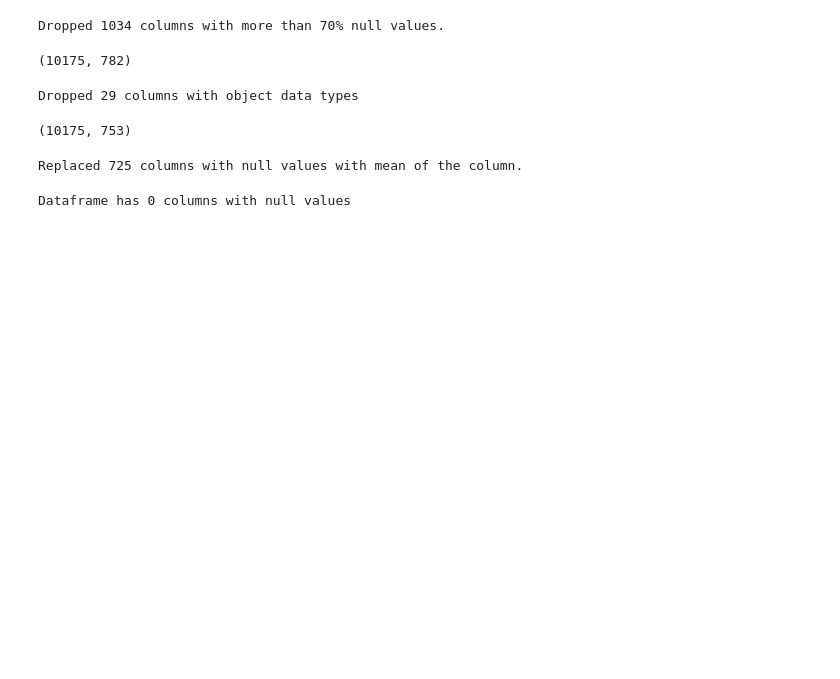
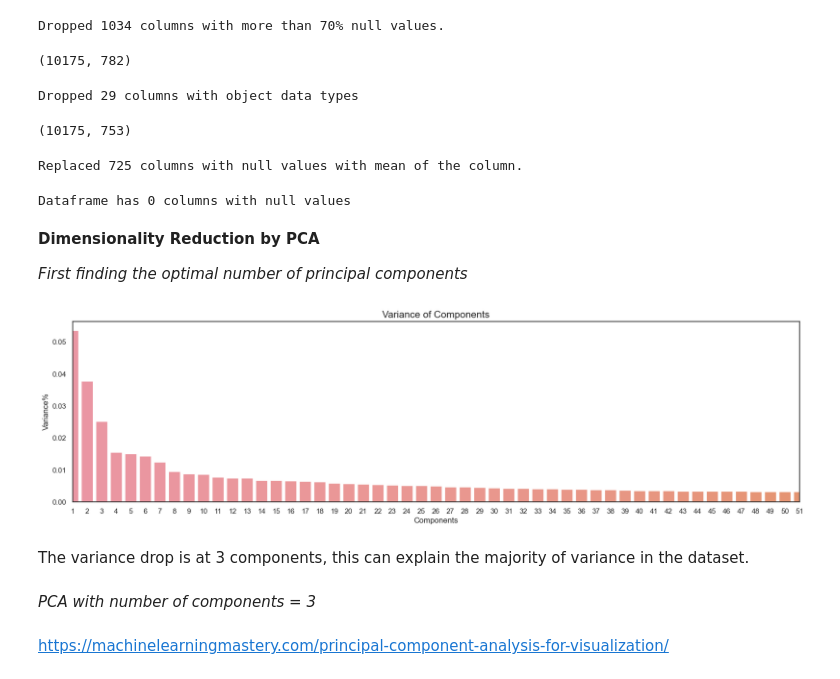
Before and after one commit to ErinPhillips/data_mining_midterm, a Jupyter notebook: midterm.ipynb, the cells around one changed output. Cells and saved outputs as stored; diff of their text form; code cells hidden in the pictures; blank space fills up the shorter version.

```diff
--- a/midterm.ipynb
+++ b/midterm.ipynb
@@ -63,6 +66,7 @@ def object_handler(df):
     df.drop(list(objects.index), axis=1, inplace=True)
     print("Dropped {} columns with object data types".format(objects.size))
 
+# reurns the number of null values in dataset
 def check_nulls(df):
     null_list = []
     sum_nulls = 0
@@ -74,6 +78,12 @@ def check_nulls(df):
     for i in null_list:
         sum_nulls += null_list[i]
     print("Dataframe has {} columns with null values".format(sum_nulls))
+
+# scales a dataframe using StandardScaler()
+def scale_df(df):
+    ss = StandardScaler().fit_transform(df)
+    ss = pd.DataFrame(ss)
+    return ss
 # %% [markdown]
 **Load and Join Data**
 # %%
@@ -110,3 +120,28 @@ Replaced 725 columns with null values with mean of the column.
 check_nulls(df)
 # %% [output]
 Dataframe has 0 columns with null values
+# %% [markdown]
+**Dimensionality Reduction by PCA**
+
+*First finding the optimal number of principal components*
+# %%
+scaled_df = scale_df(df)
+pca_model = PCA()
+pca = pca_model.fit_transform(scaled_df)
+# %%
+sns.set(style='white')
+sns.set_color_codes('muted')
+
+plt.figure(figsize=(20, 5))
+sns.barplot(x=list(range(1,754)), y=pca_model.explained_variance_ratio_)
+plt.xlabel('Components',fontsize=12)
+plt.ylabel('Variance%',fontsize=12)
+plt.title('Variance of Components',fontsize=15)
+plt.xlim(0, 50)
+plt.show()
+# %% [output]
+[figure, added]
+# %% [markdown]
+The variance drop is at 3 components, this can explain the majority of variance in the dataset.
+# %% [markdown]
+*PCA with number of components = 3*
@@ -112,0 +152,2 @@ Dataframe has 0 columns with null values
+# %% [markdown]
+https://machinelearningmastery.com/principal-component-analysis-for-visualization/
```
Also changed, not shown: parts of 2 cells of this notebook.
